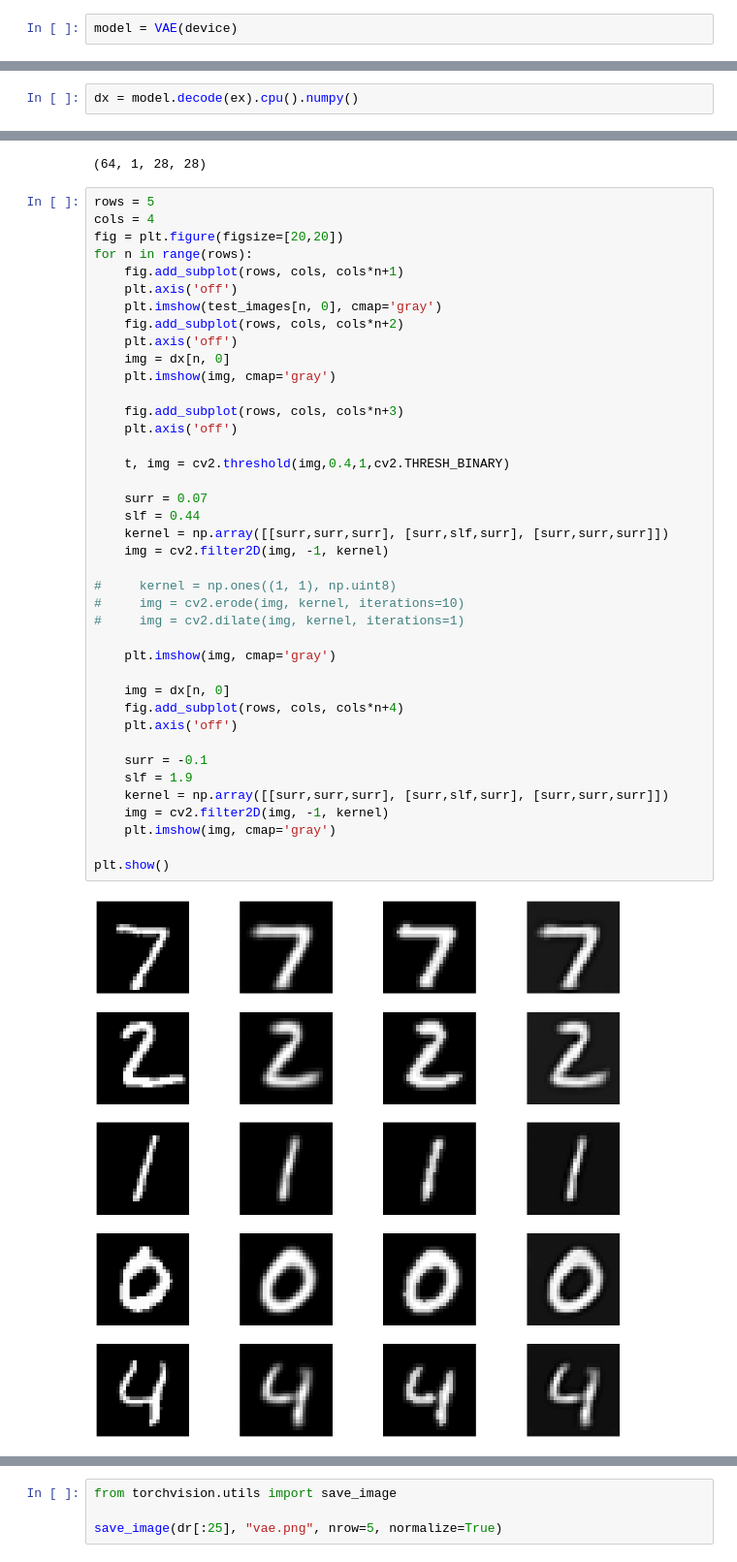
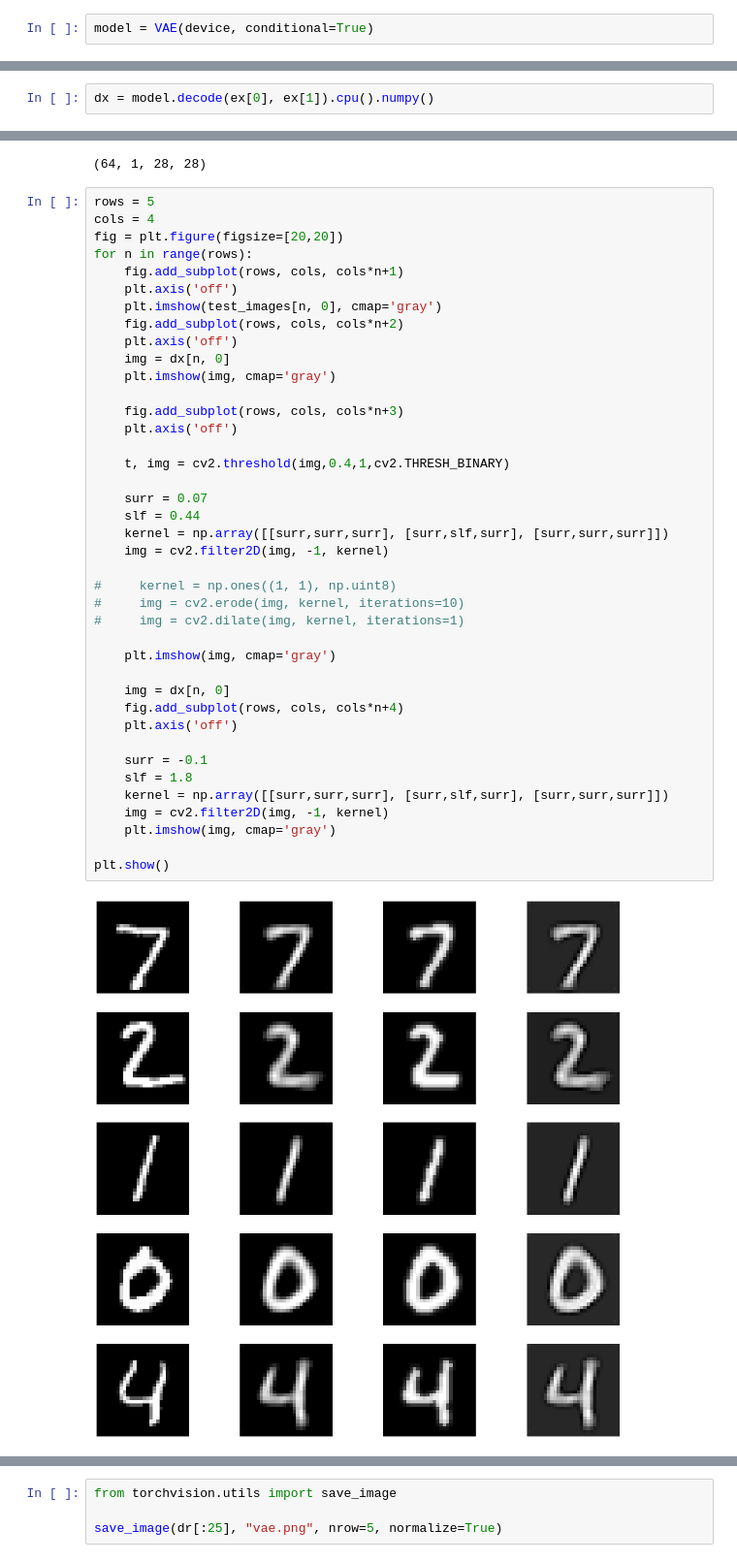
Before and after one commit to parthjshah95/mnist-generator, a Jupyter notebook: notebooks/vae.ipynb, the cells around one changed output, grey strips where cells are left out. Shown at 97% size. Drawn from its saved outputs; the diff is of its cells as text.

```diff
--- a/notebooks/vae.ipynb
+++ b/notebooks/vae.ipynb
@@ -53,4 +57,4 @@ epochs = [70, 71]
 # regularization = ('weight_decay', 0.05)
 loss_threshold = 0.01
 # %%
-model = VAE(device)
+model = VAE(device, conditional=True)
@@ -79,7 +87,7 @@ with torch.no_grad():
         latent_vecs.append(latent)
 ex = torch.cat(latent_vecs)
 # %%
-dx = model.decode(ex).cpu().numpy()
+dx = model.decode(ex[0], ex[1]).cpu().numpy()
 # %%
 dx.shape
 # %% [output]
@@ -105,35 +113,35 @@ for n in range(rows):
     img = dx[n, 0]
     plt.imshow(img, cmap='gray')
 
     fig.add_subplot(rows, cols, cols*n+3)
     plt.axis('off')
 
     t, img = cv2.threshold(img,0.4,1,cv2.THRESH_BINARY)
 
     surr = 0.07
     slf = 0.44
     kernel = np.array([[surr,surr,surr], [surr,slf,surr], [surr,surr,surr]])
     img = cv2.filter2D(img, -1, kernel)
 
 #     kernel = np.ones((1, 1), np.uint8)
 #     img = cv2.erode(img, kernel, iterations=10)
 #     img = cv2.dilate(img, kernel, iterations=1)
 
     plt.imshow(img, cmap='gray')
 
     img = dx[n, 0]
     fig.add_subplot(rows, cols, cols*n+4)
     plt.axis('off')
 
     surr = -0.1
-    slf = 1.9
+    slf = 1.8
     kernel = np.array([[surr,surr,surr], [surr,slf,surr], [surr,surr,surr]])
     img = cv2.filter2D(img, -1, kernel)
     plt.imshow(img, cmap='gray')
 
 plt.show()
 # %% [output]
-[figure, old version]
+[figure, new version]
 # %%
 for name, param in model.model.named_parameters():
 #     print(name)
```
Also changed, not shown: parts of 10 cells of this notebook, 3 other files.
